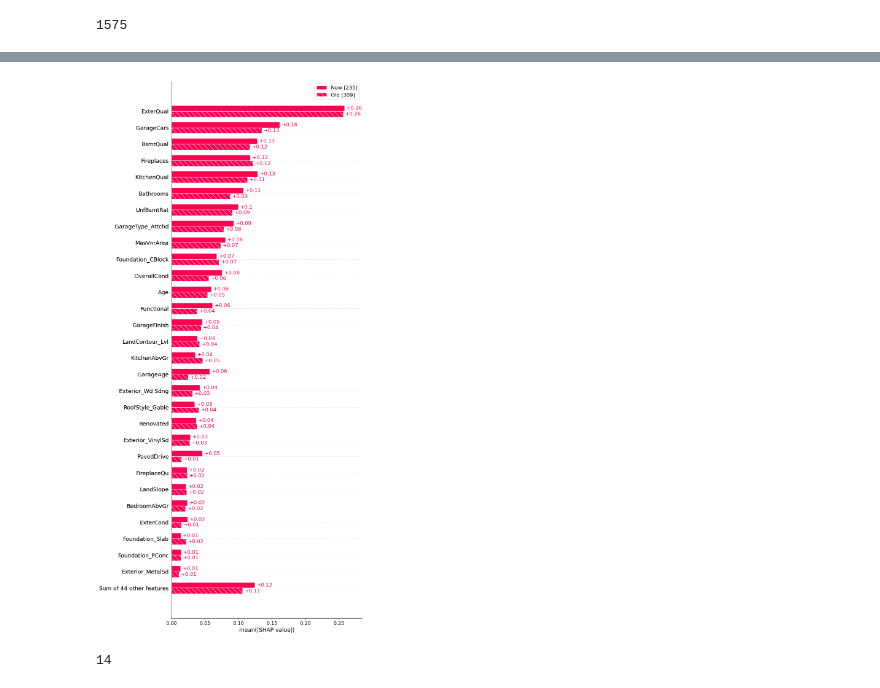
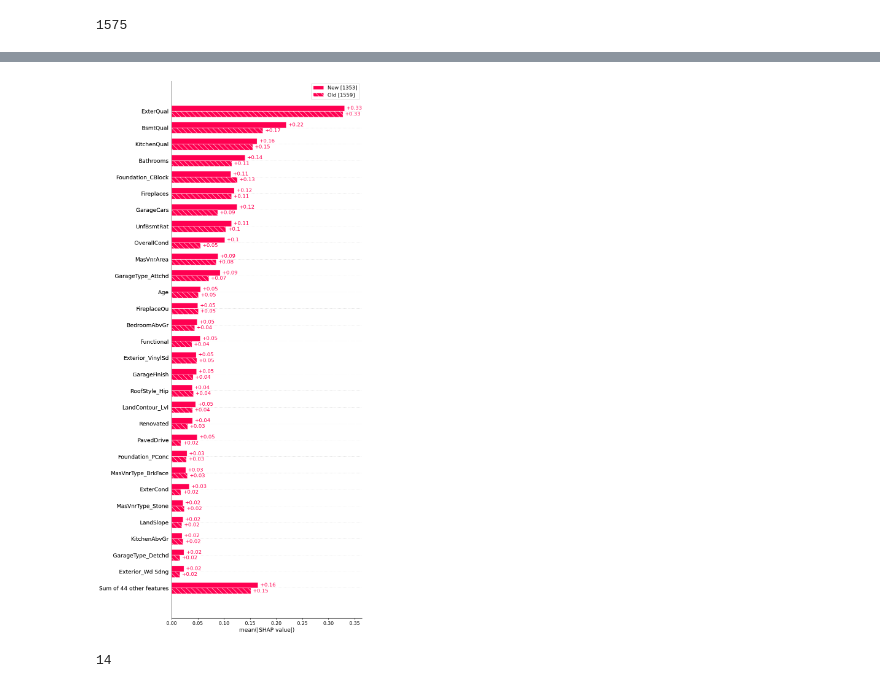
Before and after one commit to ngqhung0912/Research-Database-IR, a Jupyter notebook: data-corruption.ipynb, the cells around one changed output, grey strips where cells are left out. Drawn from its saved outputs; the diff is of its cells as text; code cells hidden in the pictures.

```diff
--- a/data-corruption.ipynb
+++ b/data-corruption.ipynb
@@ -189,10 +189,10 @@ increase corruption percentage
 
 """
 # %%
-new = ["New" if overallQual_explaination[5][i,"Renovated"].data == 1 else "Old" for i in range(overallQual_explaination[5].shape[0])]
-shap.plots.bar(overallQual_explaination[5].cohorts(new).abs.mean(0),max_display=30 )
+new = ["New" if shap_values[i,"Renovated"].data == 1 else "Old" for i in range(shap_values.shape[0])]
+shap.plots.bar(shap_values.cohorts(new).abs.mean(0),max_display=30)
 # %% [output]
-[figure, old version]
+[figure, new version]
 # %%
 # %% [output]
 14
```
Also changed, not shown: parts of 1 cell of this notebook.
